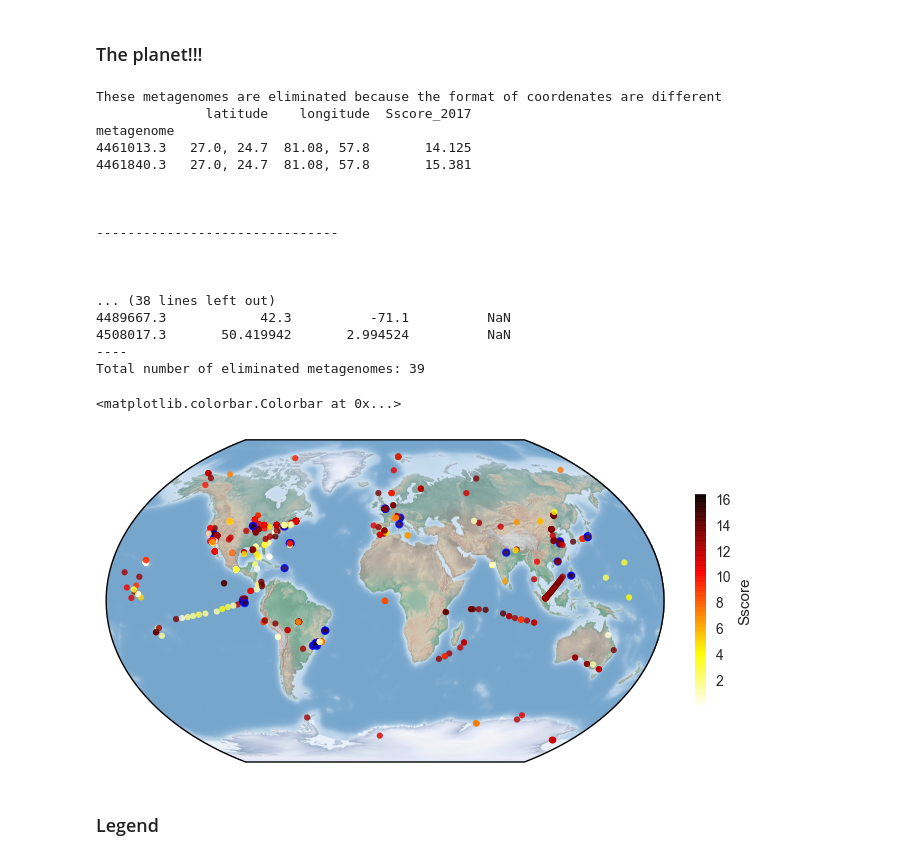
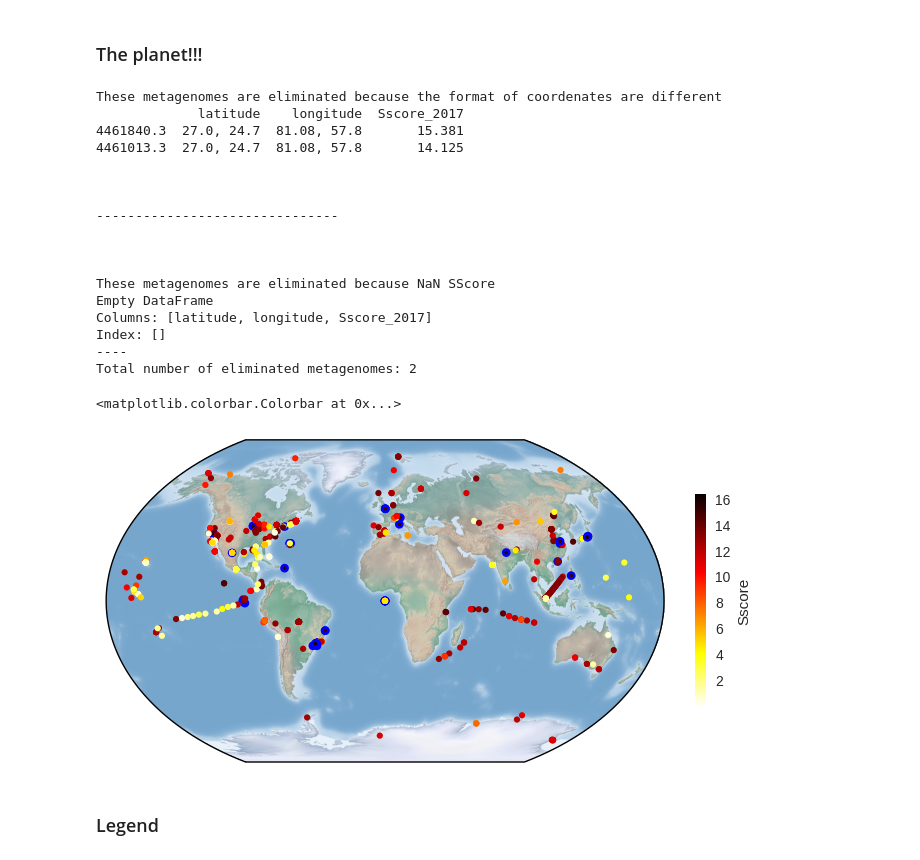
Before and after one commit to eead-csic-compbio/metagenome_Pfam_score, a Jupyter notebook: data/metagenomic_dataset/plot_scores_world.ipynb, the cells around one changed output. Saved outputs shown, nothing was run; the diff lists cells and outputs as text; code cells hidden in the pictures.

```diff
--- a/data/metagenomic_dataset/plot_scores_world.ipynb
+++ b/data/metagenomic_dataset/plot_scores_world.ipynb
@@ -218,11 +218,9 @@ import matplotlib.pyplot as plt
 import pandas as pd
 
 # Load metagenome metadata
-data = pd.read_pickle('generaldata.pk')
 # Homolgating index
 meta.index = [str(i) for i in meta.index]
-coord = data[['latitude', 'longitude']]
-coord = coord.join(meta.Sscore_2017)
+coord = meta[['latitude', 'longitude', 'Sscore_2017']]
 
 # mask for coordenates bad format
 f = lambda x : ',' in str(x)
@@ -243,10 +241,9 @@ mask = mask_coord | mask_nan
 print("----\nTotal number of eliminated metagenomes: {}".format(mask.sum()))
 # %% [output]
 These metagenomes are eliminated because the format of coordenates are different
-              latitude    longitude  Sscore_2017
-metagenome
-4461013.3   27.0, 24.7  81.08, 57.8       14.125
-4461840.3   27.0, 24.7  81.08, 57.8       15.381
+             latitude    longitude  Sscore_2017
+4461840.3  27.0, 24.7  81.08, 57.8       15.381
+4461013.3  27.0, 24.7  81.08, 57.8       14.125
 
 
 
@@ -254,11 +251,12 @@ metagenome
 
 
 
-... (38 lines left out)
-4489667.3            42.3          -71.1          NaN
-4508017.3       50.419942       2.994524          NaN
+These metagenomes are eliminated because NaN SScore
+Empty DataFrame
+Columns: [latitude, longitude, Sscore_2017]
+Index: []
 ----
-Total number of eliminated metagenomes: 39
+Total number of eliminated metagenomes: 2
 # %%
 ## Filter and formated values
 f_coord = coord[~mask]
@@ -277,27 +275,28 @@ donuts[pm] = 'blue'
 # %%
 # lon_0 is central longitude of projection.
 # resolution = 'c' means use crude resolution coastlines.
 m = Basemap(projection='kav7',lon_0=0,resolution='c')
 
 # Here we can add figure and figure layout
 
 # Drwaing map background, can use .bluemarble, .shadedreleaf or .etopo()
 m.shadedrelief(scale=0.1)
 
 # NOTAS
 # import matplotlib as mpl
 # min_ = coord.Sscore.min()
 # max_ = coord.Sscore.max()
 # norm = mpl.colors.Normalize(vmin=min_, vmax=max_)
 # vals = norm(coord.Sscore)
 
 
 x,y = m(lon, lat)
-plt.scatter(x, y, edgecolors=donuts, c=f_coord.Sscore_2017, alpha=0.8, cmap='hot_r', linewidths=1.5)
+plt.scatter(x, y, edgecolors=donuts, c=f_coord.Sscore_2017, alpha=1, cmap='hot_r',
+            linewidths=1.8)
 plt.colorbar(fraction=0.05, shrink=0.5, label='Sscore')
 # %% [output]
 <matplotlib.colorbar.Colorbar at 0x...>
-[figure, old version]
+[figure, new version]
 # %% [markdown]
 ### Legend
 # %%
```
Also changed, not shown: parts of 6 cells of this notebook, 1 other file.
